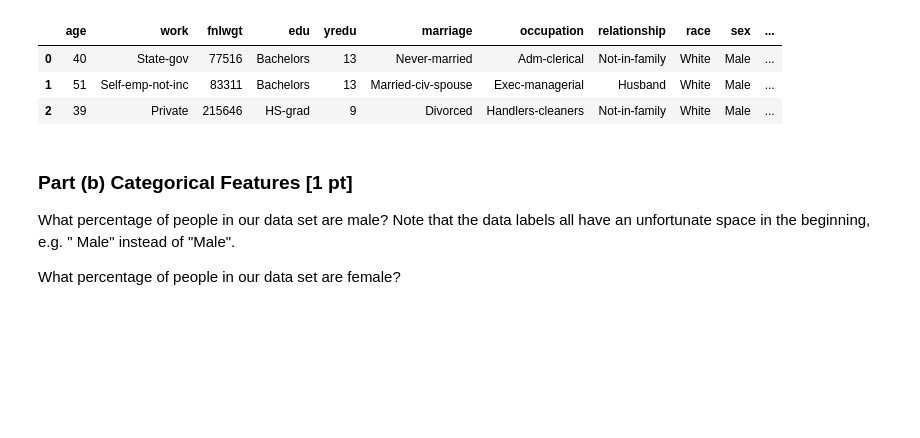
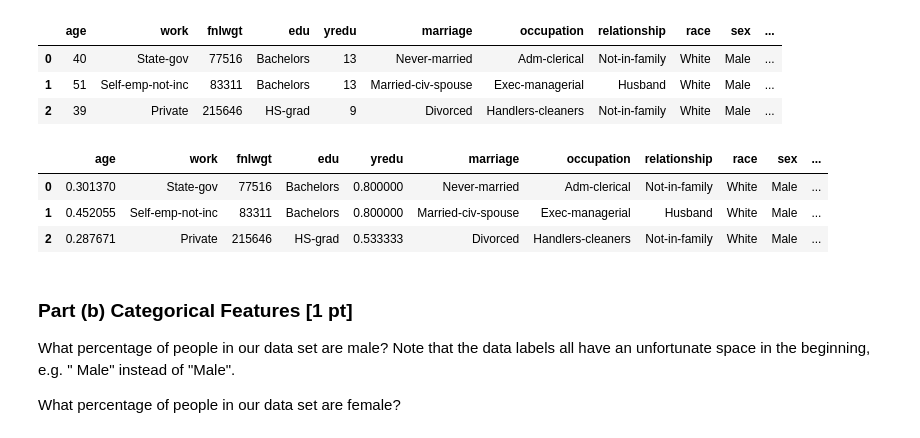
Before and after one commit to WilliamJWen/APS360, a Jupyter notebook: lab/Lab4_Data_Imputation.ipynb, the cells around one changed output. Drawn from its saved outputs; the diff is of its cells as text; code cells hidden in the pictures; blank space fills up the shorter version.

```diff
--- a/lab/Lab4_Data_Imputation.ipynb
+++ b/lab/Lab4_Data_Imputation.ipynb
@@ -140,6 +140,15 @@ df[:3]
 | 2 | 39 | Private | 215646 | HS-grad | 9 | Divorced | Handlers-cleaners | Not-in-family | White | Male | ... |
 # %%
 df["age"] = df["age"] - 1
+# %%
+# Normalize each of the features ["age", "yredu", "capgain", "caploss", "workhr"] so that their values are always between 0 and 1
+df[["age", "yredu", "capgain", "caploss", "workhr"]] = (subdf - subdf.min())/(subdf.max() - subdf.min())
+df[:3]
+# %% [output]
+|  | age | work | fnlwgt | edu | yredu | marriage | occupation | relationship | race | sex | ... |
+| 0 | 0.301370 | State-gov | 77516 | Bachelors | 0.800000 | Never-married | Adm-clerical | Not-in-family | White | Male | ... |
+| 1 | 0.452055 | Self-emp-not-inc | 83311 | Bachelors | 0.800000 | Married-civ-spouse | Exec-managerial | Husband | White | Male | ... |
+| 2 | 0.287671 | Private | 215646 | HS-grad | 0.533333 | Divorced | Handlers-cleaners | Not-in-family | White | Male | ... |
 # %% [markdown]
 ### Part (b) Categorical Features [1 pt]
 
```
Also changed, not shown: parts of 7 cells of this notebook.
